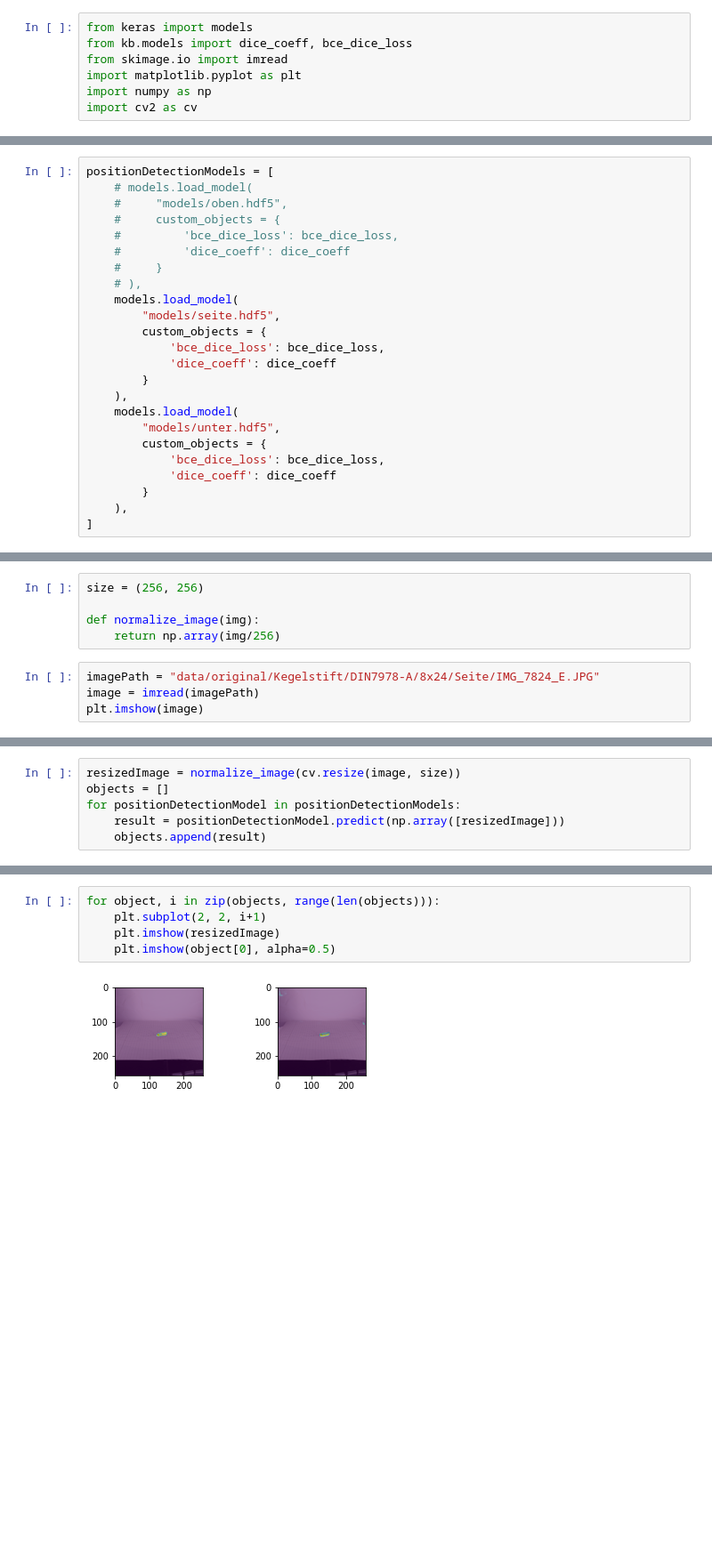
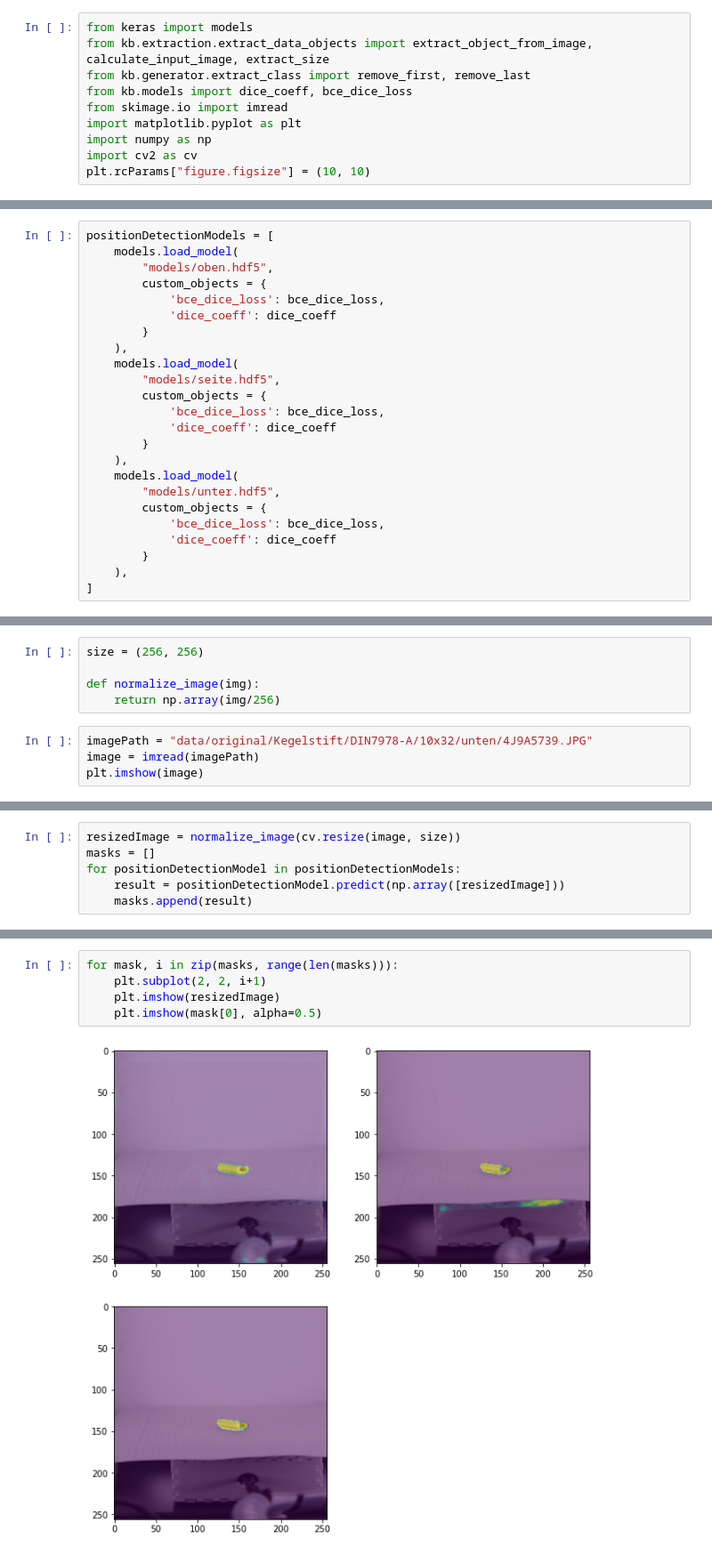
Before and after one commit to BuiHaiNinh/sizeRecognitionSDP, a Jupyter notebook: demo.ipynb, the cells around one changed output, grey strips where cells are left out. Shown at 89% size. Saved outputs shown, nothing was run; the diff lists cells and outputs as text; blank space fills up the shorter version.

```diff
--- a/demo.ipynb
+++ b/demo.ipynb
@@ -1,21 +1,24 @@
 # %%
 from keras import models
+from kb.extraction.extract_data_objects import extract_object_from_image, calculate_input_image, extract_size
+from kb.generator.extract_class import remove_first, remove_last
 from kb.models import dice_coeff, bce_dice_loss
 from skimage.io import imread
 import matplotlib.pyplot as plt
 import numpy as np
 import cv2 as cv
+plt.rcParams["figure.figsize"] = (10, 10)
 # %% [markdown]
 ### Model for position detection
 # %%
 positionDetectionModels = [
-    # models.load_model(
-    #     "models/oben.hdf5",
-    #     custom_objects = {
-    #         'bce_dice_loss': bce_dice_loss,
-    #         'dice_coeff': dice_coeff
-    #     }
-    # ),
+    models.load_model(
+        "models/oben.hdf5",
+        custom_objects = {
+            'bce_dice_loss': bce_dice_loss,
+            'dice_coeff': dice_coeff
+        }
+    ),
     models.load_model(
         "models/seite.hdf5",
         custom_objects = {
@@ -47,7 +63,7 @@ size = (256, 256)
 def normalize_image(img):
     return np.array(img/256)
 # %%
-imagePath = "data/original/Kegelstift/DIN7978-A/8x24/Seite/IMG_7824_E.JPG"
+imagePath = "data/original/Kegelstift/DIN7978-A/10x32/unten/4J9A5739.JPG"
 image = imread(imagePath)
 plt.imshow(image)
 # %% [output]
@@ -56,6 +74,6 @@ plt.imshow(image)
 # %%
 resizedImage = normalize_image(cv.resize(image, size))
-objects = []
+masks = []
 for positionDetectionModel in positionDetectionModels:
     result = positionDetectionModel.predict(np.array([resizedImage]))
-    objects.append(result)
+    masks.append(result)
@@ -62,7 +84,7 @@ for positionDetectionModel in positionDetectionModels:
 # %%
-for object, i in zip(objects, range(len(objects))):
+for mask, i in zip(masks, range(len(masks))):
     plt.subplot(2, 2, i+1)
     plt.imshow(resizedImage)
-    plt.imshow(object[0], alpha=0.5)
+    plt.imshow(mask[0], alpha=0.5)
 # %% [output]
-[figure, old version]
+[figure, new version]
```
Also changed, not shown: parts of 10 cells of this notebook, 1 other file.
